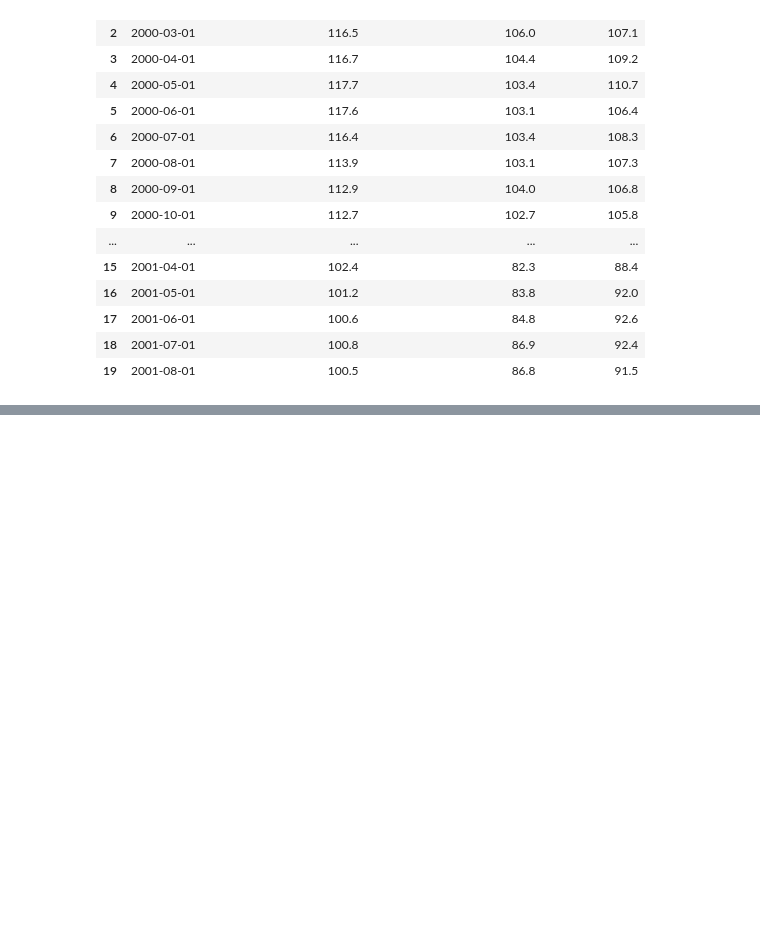
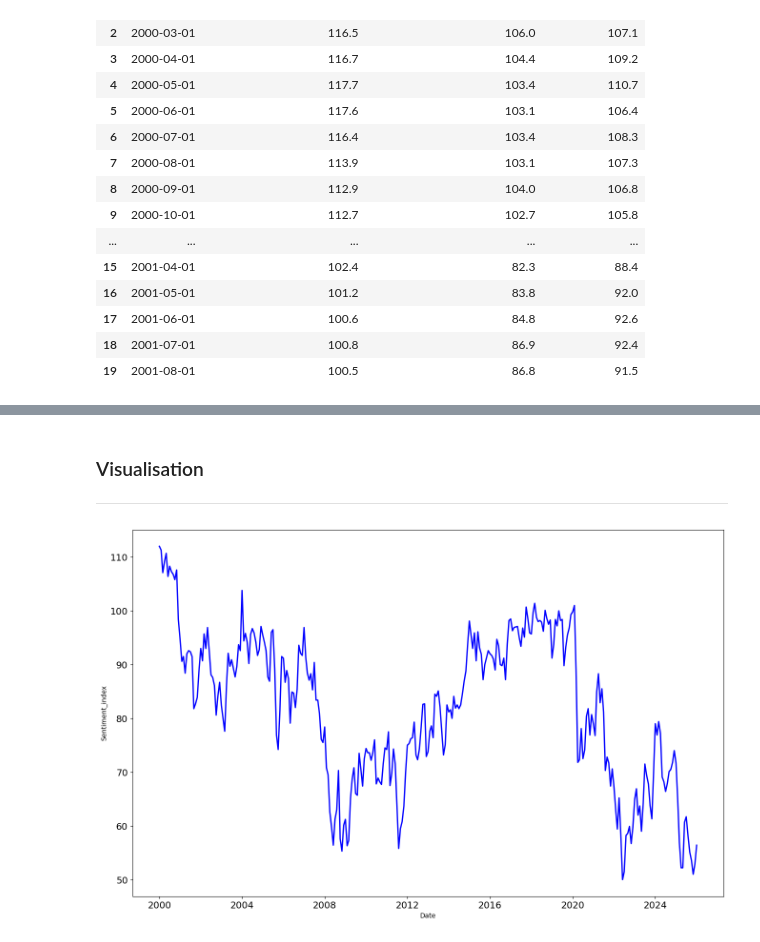
Before and after one commit to shane-221/Macro_project, a Jupyter notebook: main.ipynb, the cells around one changed output, grey strips where cells are left out. Drawn from its saved outputs; the diff is of its cells as text; code cells hidden in the pictures; blank space fills up the shorter version.

Commit message:
Descriptive stats and intial diagrams

```diff
--- a/main.ipynb
+++ b/main.ipynb
@@ -194,0 +211,21 @@ clean_df.head(20)
+# %% [markdown]
+### Visualisation
+---
+# %%
+## Plot
+plt.figure(figsize=(16,10))
+plt.xticks(fontsize=14)
+plt.yticks(fontsize=14)
+
+
+plt.plot(clean_df["Date"],
+         clean_df["Sentiment_index"],
+         color="Blue",
+         linewidth=2,
+         label="Sentiment_index")
+
+plt.xlabel("Date")
+plt.ylabel("Sentiment_index")
+plt.show()
+# %% [output]
+[figure, added]
```
Also changed, not shown: parts of 7 cells of this notebook.
